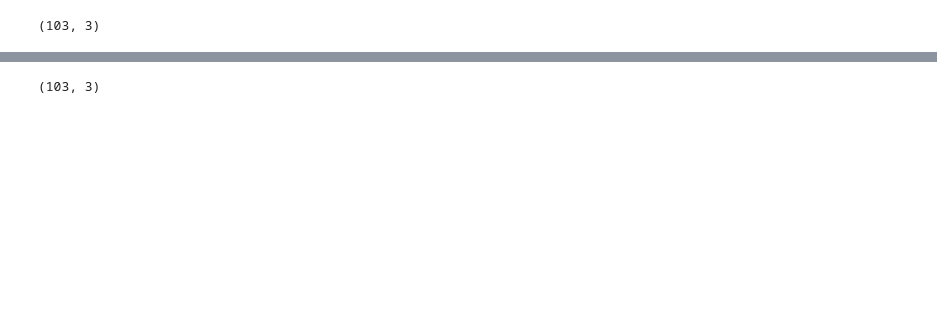
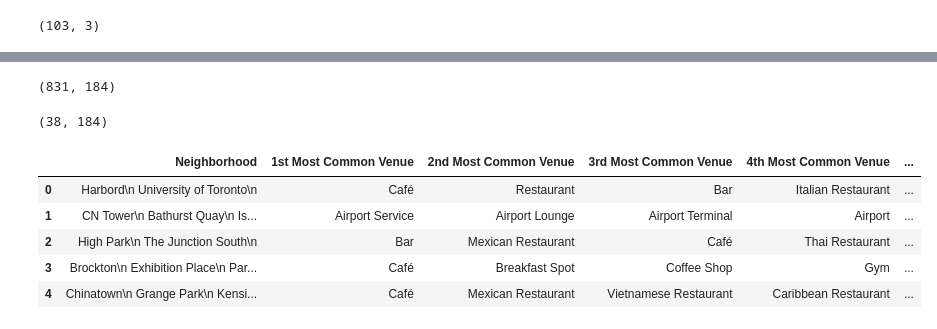
Before and after one commit to Imtialam/Coursera_Capstone, a Jupyter notebook: Segmenting and Clustering-Week3.ipynb, the cells around one changed output, grey strips where cells are left out. Saved outputs shown, nothing was run; the diff lists cells and outputs as text; code cells hidden in the pictures; blank space fills up the shorter version.

```diff
--- a/Segmenting and Clustering-Week3.ipynb
+++ b/Segmenting and Clustering-Week3.ipynb
@@ -117,0 +286,5 @@ df = df[df.Neighbourhood != 'Not assigned']
+# %%
+toronto_venues = getNearbyVenues(names=toronto_data['Neighborhood'],
+                                   latitudes=toronto_data['Latitude'],
+                                   longitudes=toronto_data['Longitude']
+                                  )
@@ -118,4 +309,14 @@ df = df[df.Neighbourhood != 'Not assigned']
+# %%
+# one hot encoding
+toronto_onehot = pd.get_dummies(toronto_venues[['Venue Category']], prefix="", prefix_sep="")
+
+
+
+# move neighborhood column to the first column
+
+toronto_onehot.drop(labels=['Neighborhood'], axis=1,inplace = True)
+toronto_onehot.insert(0, 'Neighborhood', toronto_venues['Neighborhood'])
 # %%
-df.shape
+toronto_onehot.shape
 # %% [output]
-(103, 3)
+(831, 184)
@@ -121,0 +325,38 @@ df.shape
+# %%
+toronto_grouped.shape
+# %% [output]
+(38, 184)
+# %%
+def return_most_common_venues(row, num_top_venues):
+    row_categories = row.iloc[1:]
+    row_categories_sorted = row_categories.sort_values(ascending=False)
+
+    return row_categories_sorted.index.values[0:num_top_venues]
+# %%
+num_top_venues = 10
+
+indicators = ['st', 'nd', 'rd']
+
+# create columns according to number of top venues
+columns = ['Neighborhood']
+for ind in np.arange(num_top_venues):
+    try:
+        columns.append('{}{} Most Common Venue'.format(ind+1, indicators[ind]))
+    except:
+        columns.append('{}th Most Common Venue'.format(ind+1))
+
+# create a new dataframe
+neighborhoods_venues_sorted = pd.DataFrame(columns=columns)
+neighborhoods_venues_sorted['Neighborhood'] = toronto_grouped['Neighborhood']
+
+for ind in np.arange(toronto_grouped.shape[0]):
+    neighborhoods_venues_sorted.iloc[ind, 1:] = return_most_common_venues(toronto_grouped.iloc[ind, :], num_top_venues)
+
+neighborhoods_venues_sorted.head()
+# %% [output]
+|  | Neighborhood | 1st Most Common Venue | 2nd Most Common Venue | 3rd Most Common Venue | 4th Most Common Venue | ... |
+| 0 | Harbord\n University of Toronto\n | Café | Restaurant | Bar | Italian Restaurant | ... |
+| 1 | CN Tower\n Bathurst Quay\n Is... | Airport Service | Airport Lounge | Airport Terminal | Airport | ... |
+| 2 | High Park\n The Junction South\n | Bar | Mexican Restaurant | Café | Thai Restaurant | ... |
+| 3 | Brockton\n Exhibition Place\n Par... | Café | Breakfast Spot | Coffee Shop | Gym | ... |
+| 4 | Chinatown\n Grange Park\n Kensi... | Café | Mexican Restaurant | Vietnamese Restaurant | Caribbean Restaurant | ... |
```
Also changed, not shown: parts of 36 cells of this notebook.
